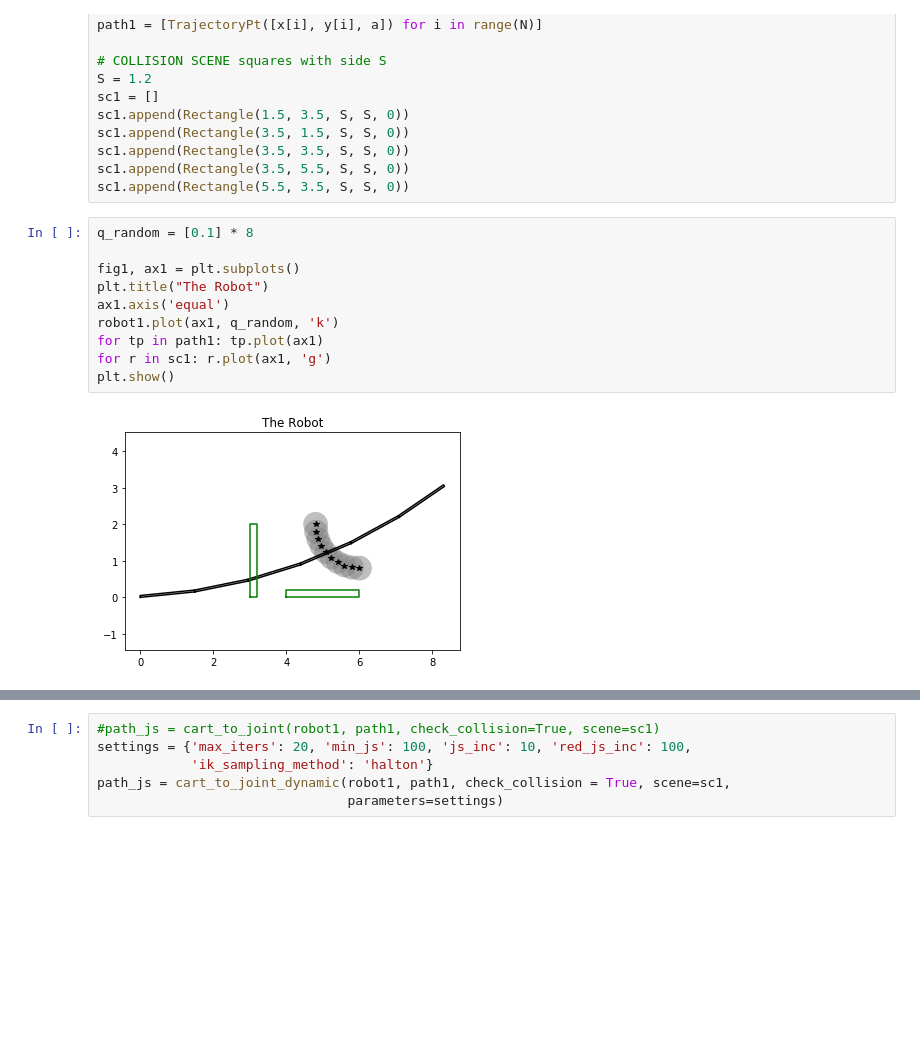
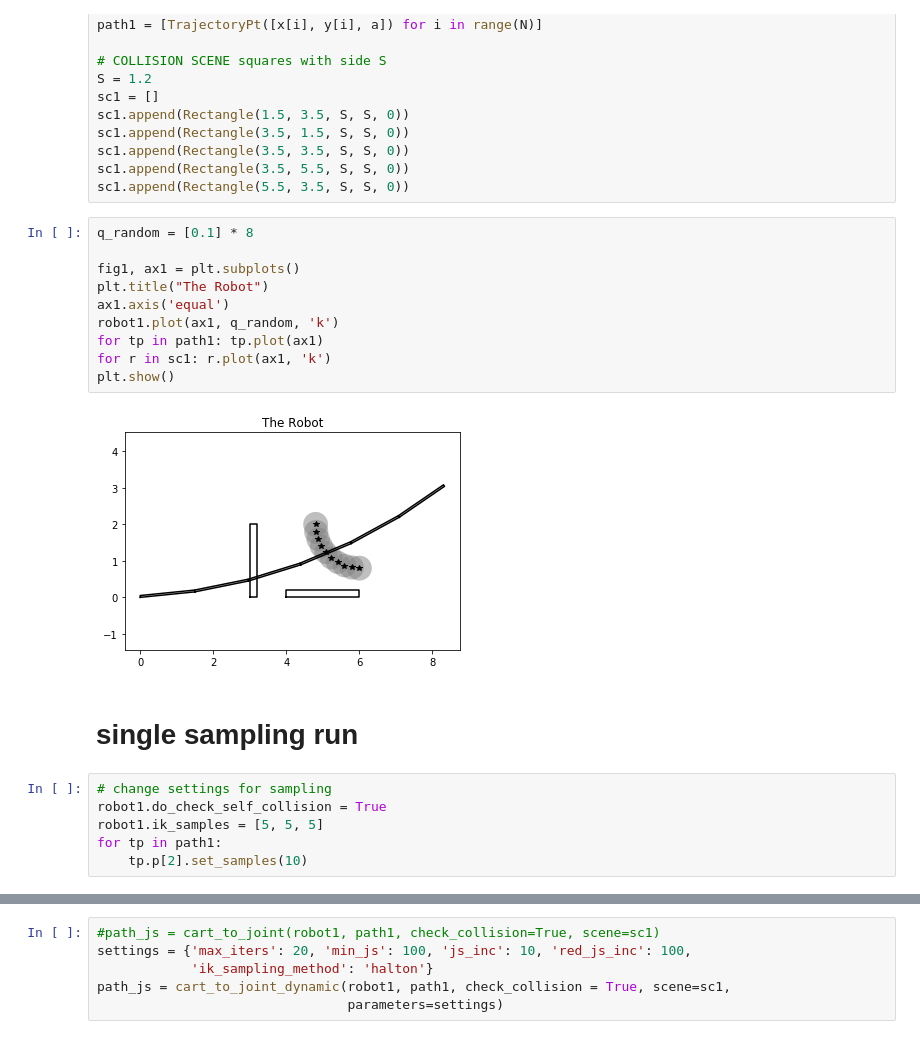
Before and after one commit to JeroenDM/planar_python_robotics, a Jupyter notebook: orioli2002.ipynb, the cells around one changed output, grey strips where cells are left out. Saved outputs shown, nothing was run; the diff lists cells and outputs as text; blank space fills up the shorter version.

Commit message:
single run clean interface

```diff
--- a/orioli2002.ipynb
+++ b/orioli2002.ipynb
@@ -69,12 +69,20 @@ sc1.append(Rectangle(5.5, 3.5, S, S, 0))
 # %%
 q_random = [0.1] * 8
 
 fig1, ax1 = plt.subplots()
 plt.title("The Robot")
 ax1.axis('equal')
 robot1.plot(ax1, q_random, 'k')
 for tp in path1: tp.plot(ax1)
-for r in sc1: r.plot(ax1, 'g')
+for r in sc1: r.plot(ax1, 'k')
 plt.show()
 # %% [output]
-[figure, old version]
+[figure, new version]
+# %% [markdown]
+# single sampling run
+# %%
+# change settings for sampling
+robot1.do_check_self_collision = True
+robot1.ik_samples = [5, 5, 5]
+for tp in path1:
+    tp.p[2].set_samples(10)
```
Also changed, not shown: parts of 6 cells of this notebook, 1 other file.
